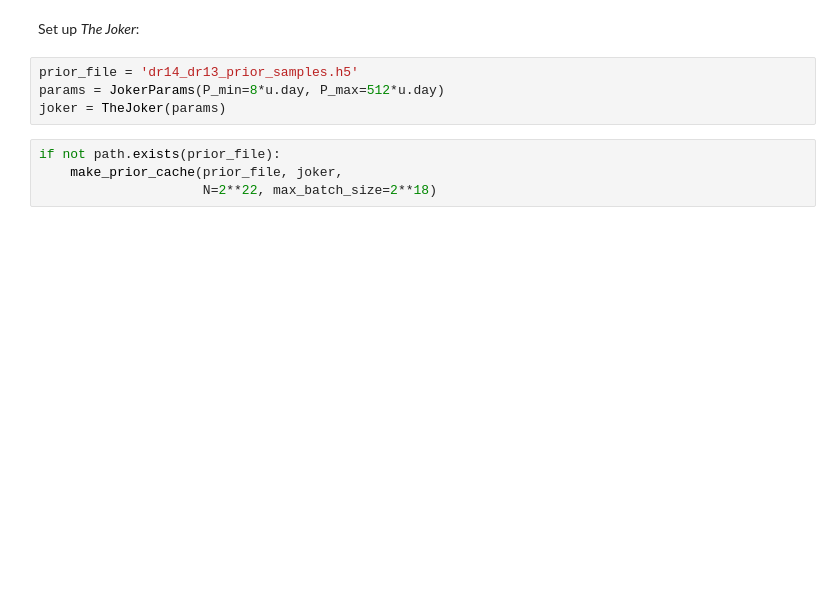
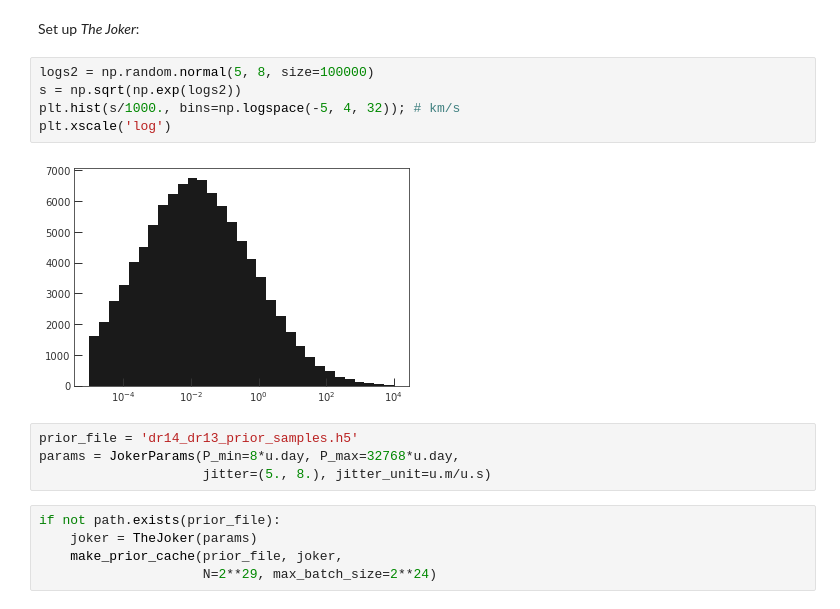
Before and after one commit to adrn/TwoFace, a Jupyter notebook: notebooks/TheJoker DR13-DR14-cluster.ipynb, the cells around one changed output. Cells and saved outputs as stored; diff of their text form; blank space fills up the shorter version.

```diff
--- a/notebooks/TheJoker DR13-DR14-cluster.ipynb
+++ b/notebooks/TheJoker DR13-DR14-cluster.ipynb
@@ -77,11 +83,19 @@ apogee_ids.append(np.random.choice(np.array(visits16['APOGEE_ID']).astype(str)))
 # %% [markdown]
 Set up _The Joker_:
+# %%
+logs2 = np.random.normal(5, 8, size=100000)
+s = np.sqrt(np.exp(logs2))
+plt.hist(s/1000., bins=np.logspace(-5, 4, 32)); # km/s
+plt.xscale('log')
+# %% [output]
+[figure, added]
 # %%
 prior_file = 'dr14_dr13_prior_samples.h5'
-params = JokerParams(P_min=8*u.day, P_max=512*u.day)
-joker = TheJoker(params)
+params = JokerParams(P_min=8*u.day, P_max=32768*u.day,
+                     jitter=(5., 8.), jitter_unit=u.m/u.s)
 # %%
 if not path.exists(prior_file):
+    joker = TheJoker(params)
     make_prior_cache(prior_file, joker,
-                     N=2**22, max_batch_size=2**18)
+                     N=2**29, max_batch_size=2**24)
 # %%
```
Also changed, not shown: parts of 20 cells of this notebook.
